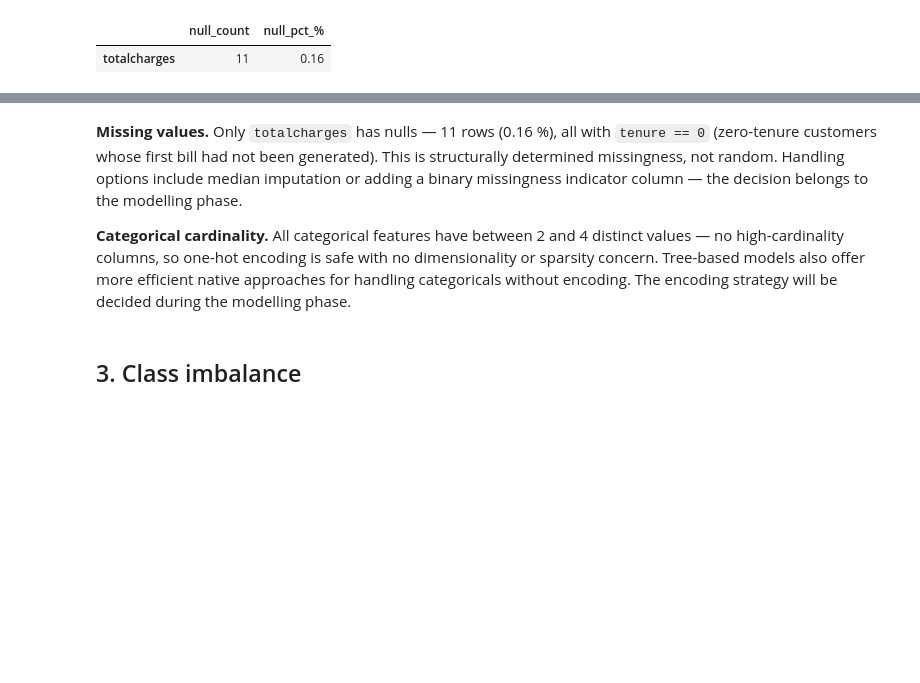
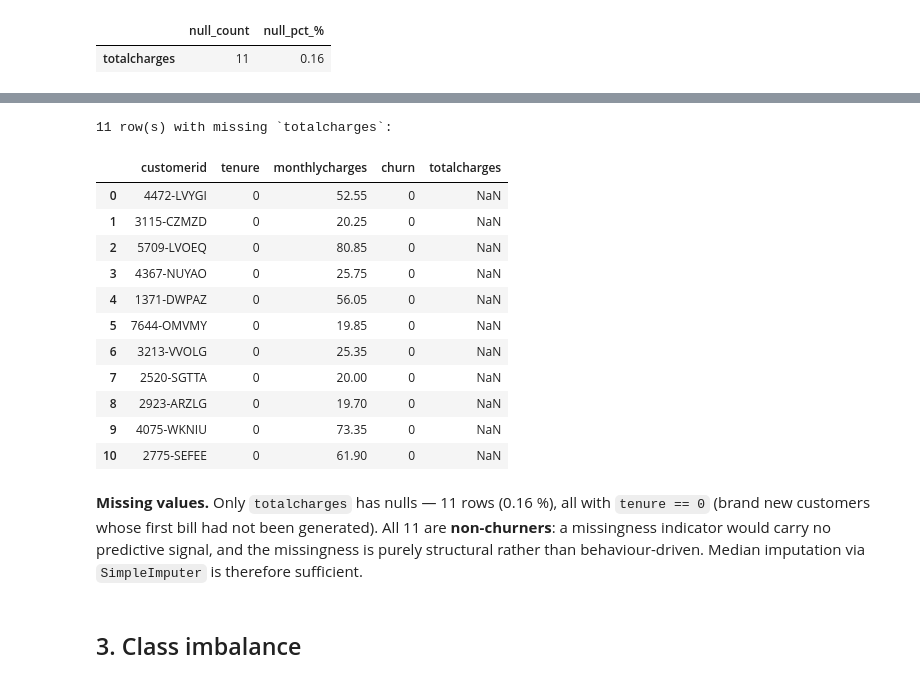
Before and after one commit to Ampofowaa/TelcoChurn_PortfolioProject, a Jupyter notebook: notebooks/01-eda.ipynb, the cells around one changed output, grey strips where cells are left out. Drawn from its saved outputs; the diff is of its cells as text; code cells hidden in the pictures; blank space fills up the shorter version.

```diff
--- a/notebooks/01-eda.ipynb
+++ b/notebooks/01-eda.ipynb
@@ -153,7 +160,23 @@ Unique values per categorical column:
-# %% [markdown]
-**Missing values.** Only `totalcharges` has nulls — 11 rows (0.16 %), all with `tenure == 0` (zero-tenure customers whose first bill had not been generated). This is structurally determined missingness, not random. Handling options include median imputation or adding a binary missingness indicator column — the decision belongs to the modelling phase.
-
-**Categorical cardinality.** All categorical features have between 2 and 4 distinct values — no high-cardinality columns, so one-hot encoding is safe with no dimensionality or sparsity concern. Tree-based models also offer more efficient native approaches for handling categoricals without encoding. The encoding strategy will be decided during the modelling phase.
+# %%
+for col, rows in inspect_missing(df, missing_cols=missing.index.tolist()).items():
+    print(f"\n{len(rows)} row(s) with missing `{col}`:")
+    display(rows)
+# %% [output]
+11 row(s) with missing `totalcharges`:
+|  | customerid | tenure | monthlycharges | churn | totalcharges |
+| 0 | 4472-LVYGI | 0 | 52.55 | 0 | NaN |
+| 1 | 3115-CZMZD | 0 | 20.25 | 0 | NaN |
+| 2 | 5709-LVOEQ | 0 | 80.85 | 0 | NaN |
+| 3 | 4367-NUYAO | 0 | 25.75 | 0 | NaN |
+| 4 | 1371-DWPAZ | 0 | 56.05 | 0 | NaN |
+| 5 | 7644-OMVMY | 0 | 19.85 | 0 | NaN |
+| 6 | 3213-VVOLG | 0 | 25.35 | 0 | NaN |
+| 7 | 2520-SGTTA | 0 | 20.00 | 0 | NaN |
+| 8 | 2923-ARZLG | 0 | 19.70 | 0 | NaN |
+| 9 | 4075-WKNIU | 0 | 73.35 | 0 | NaN |
+| 10 | 2775-SEFEE | 0 | 61.90 | 0 | NaN |
+# %% [markdown]
+**Missing values.** Only `totalcharges` has nulls — 11 rows (0.16 %), all with `tenure == 0` (brand new customers whose first bill had not been generated). All 11 are **non-churners**: a missingness indicator would carry no predictive signal, and the missingness is purely structural rather than behaviour-driven. Median imputation via `SimpleImputer` is therefore sufficient.
 # %% [markdown]
 ## 3. Class imbalance
 # %%
```
Also changed, not shown: parts of 13 cells of this notebook, 29 other files.
